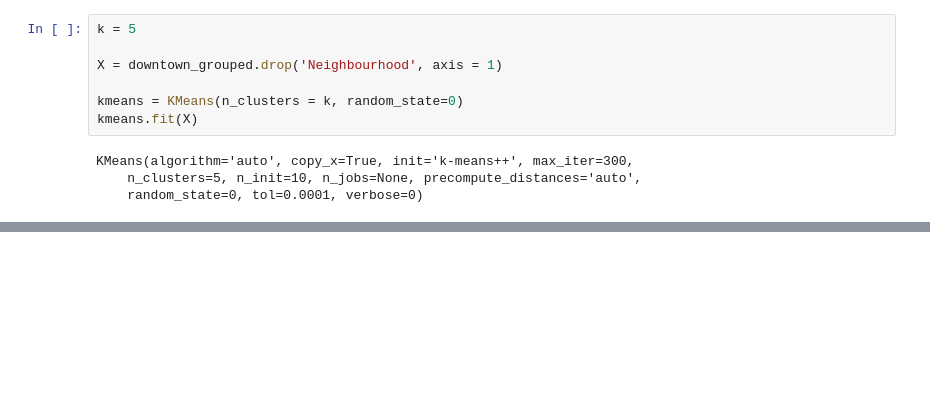
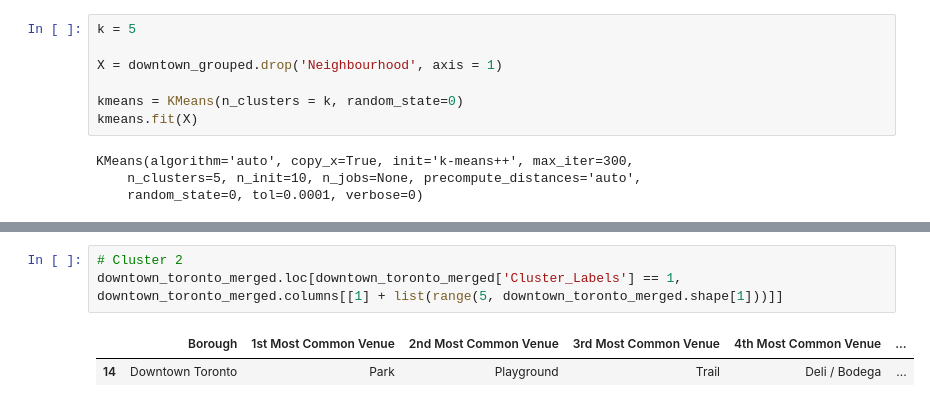
Before and after one commit to hefangzhang/Coursera_Capstone, a Jupyter notebook: Capstone-week3.ipynb, the cells around one changed output, grey strips where cells are left out. Saved outputs shown, nothing was run; the diff lists cells and outputs as text; blank space fills up the shorter version.

```diff
--- a/Capstone-week3.ipynb
+++ b/Capstone-week3.ipynb
@@ -542,0 +580,6 @@ downtown_toronto_merged.head()
+# %%
+# Cluster 2
+downtown_toronto_merged.loc[downtown_toronto_merged['Cluster_Labels'] == 1, downtown_toronto_merged.columns[[1] + list(range(5, downtown_toronto_merged.shape[1]))]]
+# %% [output]
+|  | Borough | 1st Most Common Venue | 2nd Most Common Venue | 3rd Most Common Venue | 4th Most Common Venue | ... |
+| 14 | Downtown Toronto | Park | Playground | Trail | Deli / Bodega | ... |
```
Also changed, not shown: parts of 36 cells of this notebook.
